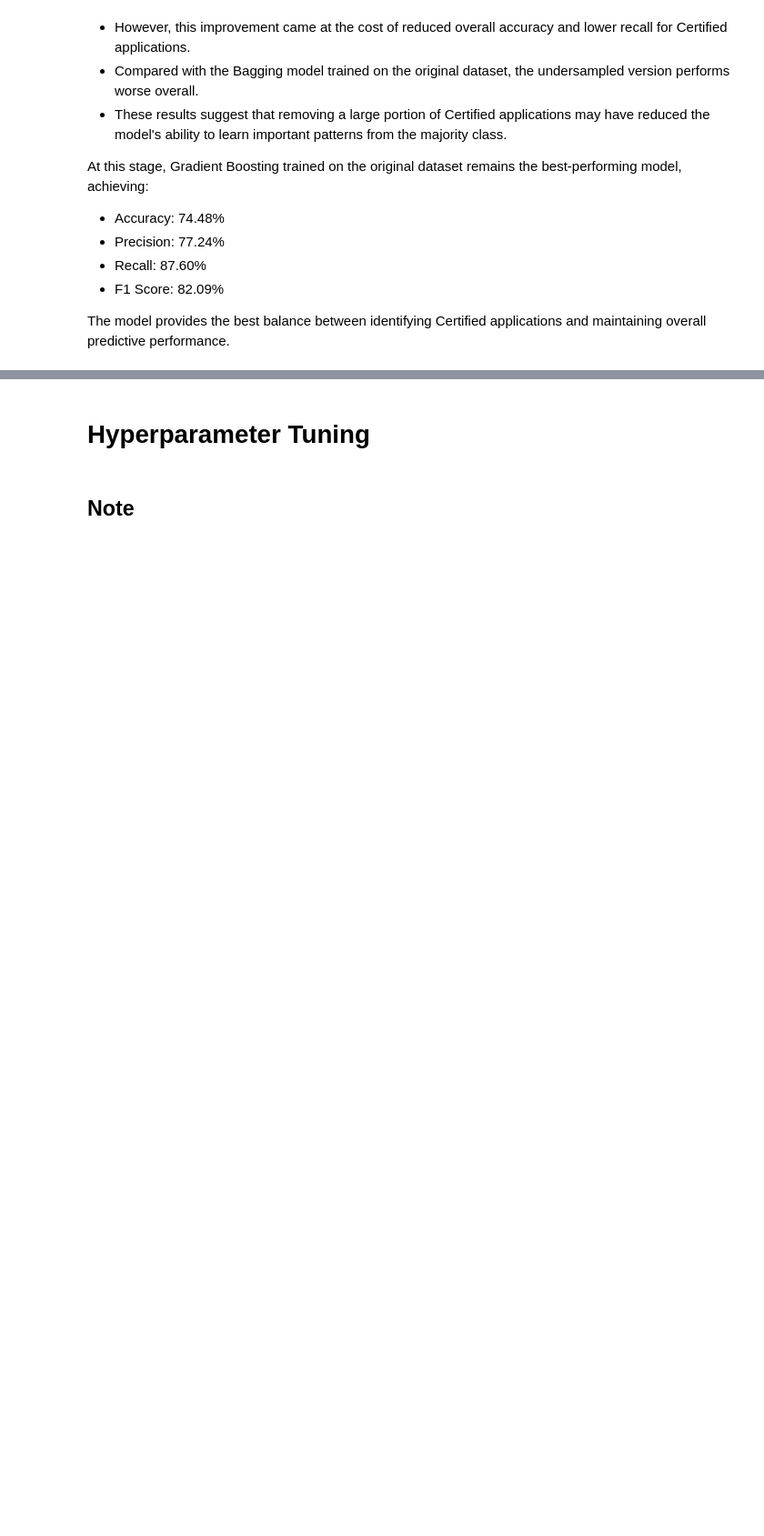
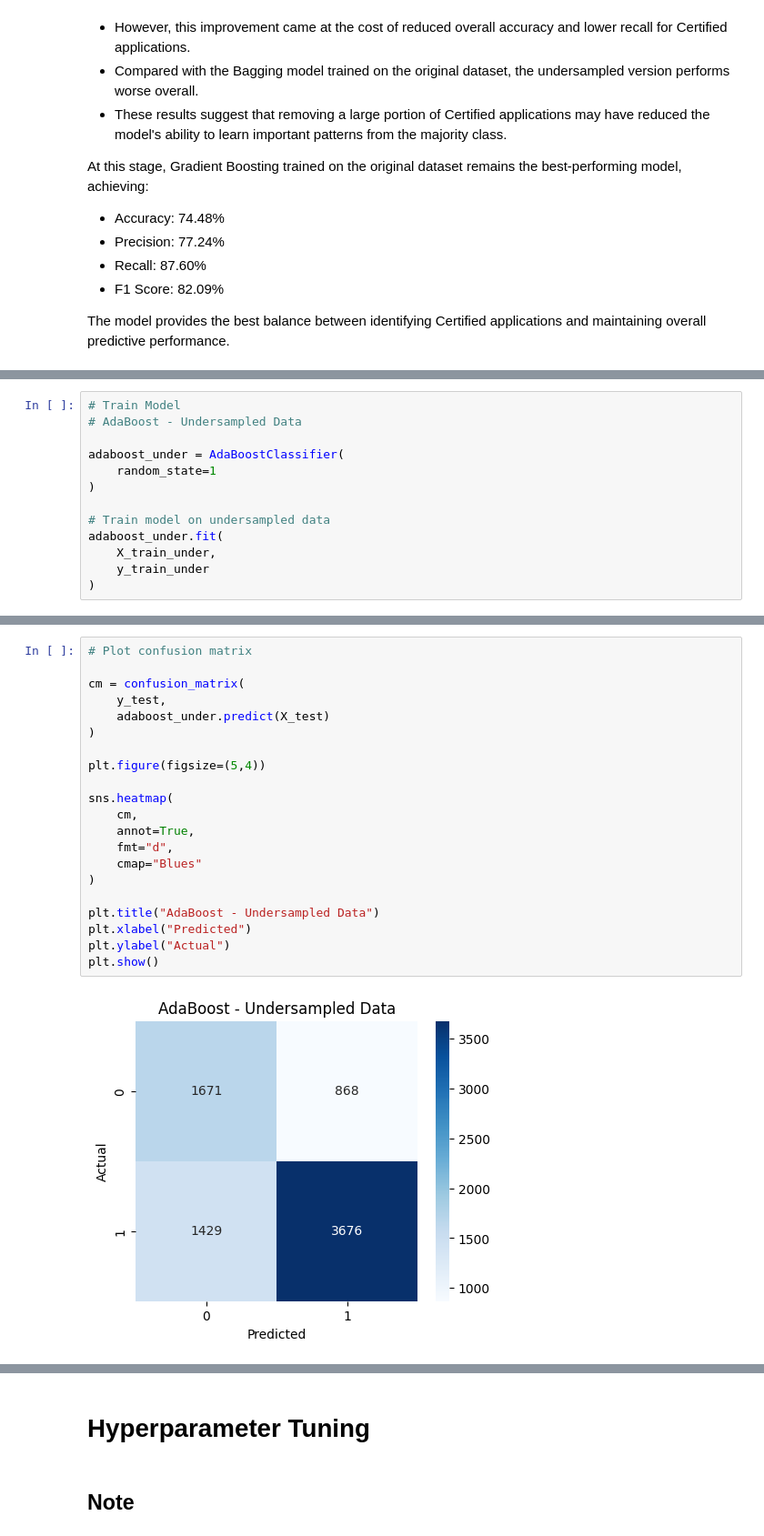
Before and after one commit to click2shivesh/shivesh-uta-aiml-py, a Jupyter notebook: Shivesh_Project_Full_Code_Notebook_EasyVisa.ipynb, the cells around one changed output, grey strips where cells are left out. Shown at 91% size. Drawn from its saved outputs; the diff is of its cells as text; blank space fills up the shorter version.

```diff
--- a/Shivesh_Project_Full_Code_Notebook_EasyVisa.ipynb
+++ b/Shivesh_Project_Full_Code_Notebook_EasyVisa.ipynb
@@ -2883,0 +3005,13 @@ The model provides the best balance between identifying Certified applications a
+# %%
+# Train Model
+# AdaBoost - Undersampled Data
+
+adaboost_under = AdaBoostClassifier(
+    random_state=1
+)
+
+# Train model on undersampled data
+adaboost_under.fit(
+    X_train_under,
+    y_train_under
+)
@@ -2883,0 +3050,23 @@ The model provides the best balance between identifying Certified applications a
+# %%
+# Plot confusion matrix
+
+cm = confusion_matrix(
+    y_test,
+    adaboost_under.predict(X_test)
+)
+
+plt.figure(figsize=(5,4))
+
+sns.heatmap(
+    cm,
+    annot=True,
+    fmt="d",
+    cmap="Blues"
+)
+
+plt.title("AdaBoost - Undersampled Data")
+plt.xlabel("Predicted")
+plt.ylabel("Actual")
+plt.show()
+# %% [output]
+[figure, added]
```
Also changed, not shown: parts of 65 cells of this notebook.
